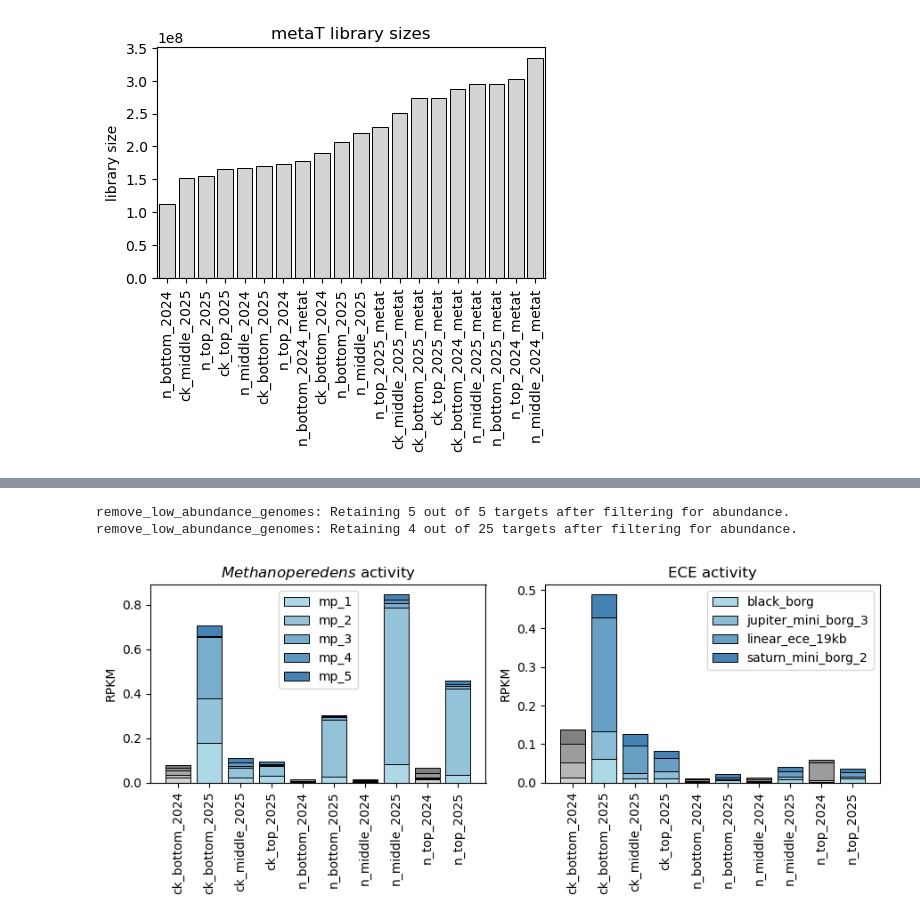
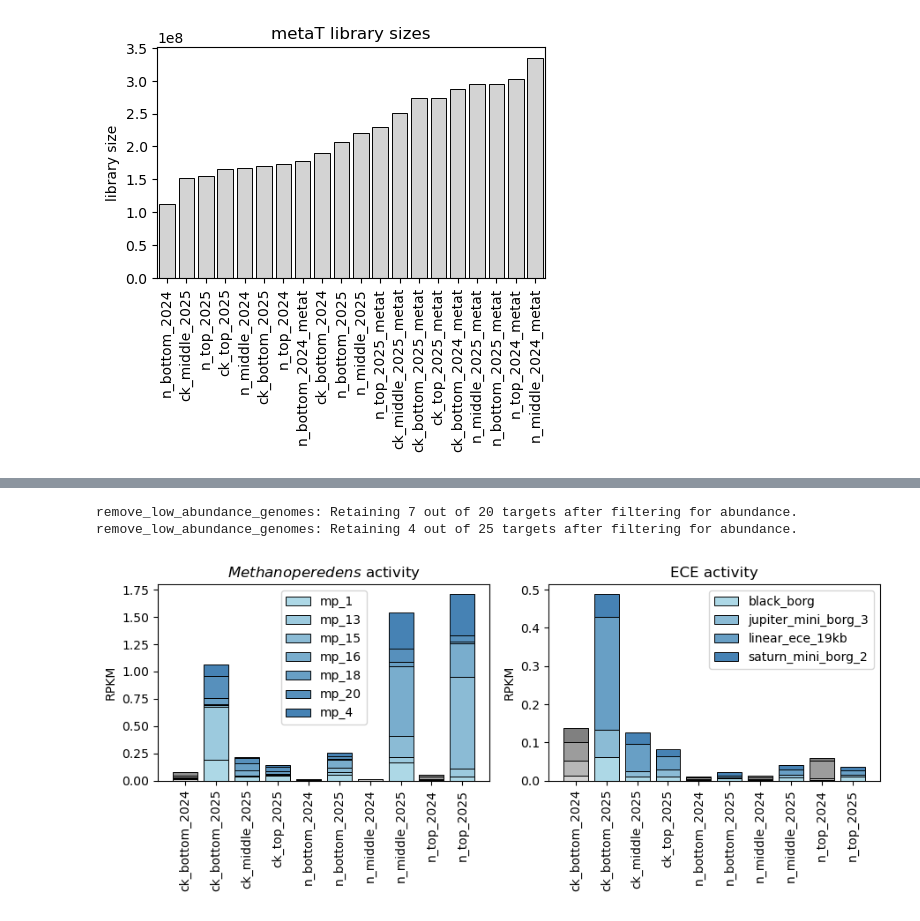
Before and after one commit to pipparichter/banfield, a Jupyter notebook: notebooks/sandbox-1.ipynb, the cells around one changed output, grey strips where cells are left out. Cells and saved outputs as stored; diff of their text form; code cells hidden in the pictures.

```diff
--- a/notebooks/sandbox-1.ipynb
+++ b/notebooks/sandbox-1.ipynb
@@ -18,6 +16,6 @@ The autoreload extension is already loaded. To reload it, use:
 # %%
 coverm_df = coverm_load('../data/coverm/all.tsv', contig_sizes=contig_sizes)
-coverm_df = coverm_df[coverm_df.sample_id.str.contains('n_|ck_', regex=True)].copy()
+coverm_df = coverm_df[coverm_df.reactor != 'none'].copy()
 metat_df = metat_load()
 bbduk_df = bbduk_load('../data/bbduk')
 # %%
@@ -55,12 +54,13 @@ def remove_low_abundance_genomes(coverm_df, min_rpkm:float=1, min_n_samples:int=
     return coverm_df[coverm_df.genome_id.isin(include_genome_ids)].copy()
 
 
-def plot_abundance(figure_df:pd.DataFrame, title=r'$\it{Methanoperedens}$ abundance', min_rpkm=1e-2, legend:bool=True, ax=None):
+def plot_abundance(figure_df:pd.DataFrame, title=r'$\it{Methanoperedens}$ abundance', min_rpkm=1e-2, legend:bool=True, ax=None, genome_ids:list=None):
 
     figure_df = figure_df.sort_values(['sample_id', 'genome_id'], ascending=True)
+
     # figure_df = figure_df.copy()
     figure_df['year'] = [re.search(r'202\d', sample_id).group(0) for sample_id in figure_df.sample_id]
-    figure_df = remove_low_abundance_genomes(figure_df, min_rpkm=min_rpkm).copy()
+    figure_df = remove_low_abundance_genomes(figure_df, min_rpkm=min_rpkm).copy() if (genome_ids is None) else figure_df[figure_df.genome_id.isin(genome_ids)].copy()
 
     sample_ids = figure_df.sample_id.unique()
     n_samples = figure_df.sample_id.nunique()
@@ -100,15 +100,21 @@ remove_low_abundance_genomes: Retaining 4 out of 25 targets after filtering for
 # %%
 fig, (ax_a, ax_b) = plt.subplots(figsize=(9, 4), ncols=2)
+# Initially had the thought that ECE-hosting Methanoperedens might appear to have lower activity if their transcriptional resources were being allocated
+# to their ECEs, but this does not make much sense, as RPKM is dependent on genome size, and ECEs are much smaller than the host. ECE activity has a
+# negligible effect on overall RPKM.
 
-figure_df = metat_df.groupby(['genome_id', 'sample_id']).agg({'read_count':'sum', 'length':'sum', 'library_size':'first'}).reset_index()
+# ece_genome_ids = ['black_borg', 'jupiter_mini_borg_3', 'linear_ece_19kb', 'saturn_mini_borg_2']
+# figure_df['genome_id'] = figure_df.genome_id.replace({genome_id:'mp_2' for genome_id in ece_genome_ids})
+figure_df = metat_df.copy()
+figure_df = figure_df.groupby(['genome_id', 'sample_id']).agg({'read_count':'sum', 'length':'sum', 'library_size':'first'}).reset_index()
 figure_df['rpkm'] = figure_df.read_count / (figure_df.length / 1e3) / (figure_df.library_size / 1e6)
 
-plot_abundance(figure_df[is_mp(figure_df)], ax=ax_a, title=r'$\it{Methanoperedens}$ activity', min_rpkm=1e-2)
+plot_abundance(figure_df[is_mp(figure_df)], ax=ax_a, title=r'$\it{Methanoperedens}$ activity', min_rpkm=5e-2)
 plot_abundance(figure_df[~is_mp(figure_df)], ax=ax_b, title='ECE activity', min_rpkm=1e-2)
 
 fig.tight_layout()
 plt.show()
 # %% [output]
-remove_low_abundance_genomes: Retaining 5 out of 5 targets after filtering for abundance.
+remove_low_abundance_genomes: Retaining 7 out of 20 targets after filtering for abundance.
 remove_low_abundance_genomes: Retaining 4 out of 25 targets after filtering for abundance.
-[figure, old version]
+[figure, new version]
```
Also changed, not shown: parts of 9 cells of this notebook, 11 other files.
